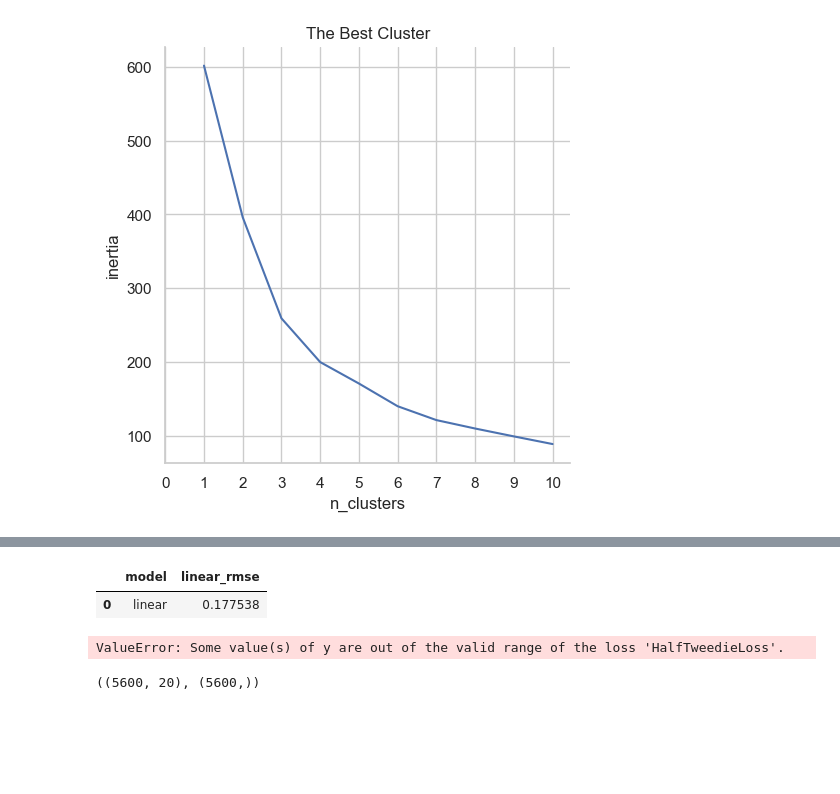
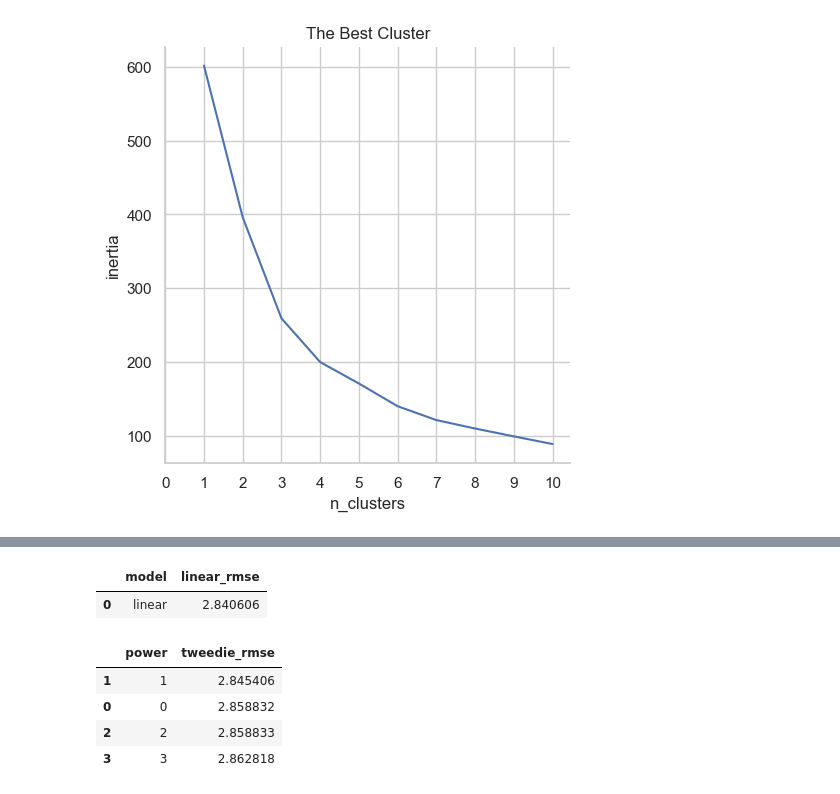
Before and after one commit to EstebanHernandez0/Dungeons_and_dragons_predictor, a Jupyter notebook: workbook.ipynb, the cells around one changed output, grey strips where cells are left out. Cells and saved outputs as stored; diff of their text form; code cells hidden in the pictures; blank space fills up the shorter version.

```diff
--- a/workbook.ipynb
+++ b/workbook.ipynb
@@ -522,0 +496,2 @@ train_scaled
+# %%
+train, val, test= the_split(df)
@@ -532,25 +537,24 @@ train_scaled.head()
 # %%
-def splitting_subsets(train, train_scaled, val_scaled, test_scaled, target):
+def splitting_subsets(train_scaled, val_scaled, test_scaled, target):
     '''
     This function splits our train, validate, and test scaled datasets into X/y train,
     validate, and test subsets
     '''
 
 
-    X_train = train_scaled.drop(columns = [target])
-    X_train = pd.get_dummies(X_train, columns = ['scaled_clusters'])
-    y_train = train_scaled[target]
+    X_train_scaled= train_scaled.drop(columns= [target])
+    X_train_scaled= pd.get_dummies(X_train_scaled, columns= ['scaled_clusters'])
+    y_train_unscaled= train_scaled[target]
 
 
-    X_val = val_scaled.drop(columns = [target])
-    X_val = pd.get_dummies(X_val, columns = ['scaled_clusters'])
-    y_val = val_scaled[target]
+    X_val_scaled= val_scaled.drop(columns= [target])
+    X_val_scaled= pd.get_dummies(X_val_scaled, columns= ['scaled_clusters'])
+    y_val_unscaled= val_scaled[target]
 
 
-    X_test = test_scaled.drop(columns = [target])
-    X_test = pd.get_dummies(X_test, columns = ['scaled_clusters'])
-    y_test = test_scaled[target]
+    X_test_scaled= train_scaled.drop(columns= [target])
+    X_test_scaled= pd.get_dummies(X_test_scaled, columns= ['scaled_clusters'])
+    y_test_unscaled= train_scaled[target]
 
-    return X_train, y_train, X_val, y_val, X_test, y_test
-X_train, y_train, X_val, y_val, X_test, y_test= splitting_subsets(train, train_scaled, val_scaled, test_scaled, target= 'wisdom')
-X_train
+
+    return X_train_scaled, y_train_unscaled, X_val_scaled, y_val_unscaled, X_test_scaled, y_test_unscaled
@@ -571 +561,3 @@ X_train
+# %%
+X_train_scaled, y_train_unscaled, X_val_scaled, y_val_unscaled, X_test_scaled, y_test_unscaled= splitting_subsets(train_scaled, val_scaled, test_scaled, target= 'wisdom')
 # %%
@@ -648,36 +625,36 @@ lasso_lars(X_train, y_train)
 # %%
-def linear_model(X_train, y_train):
+def linear_model(X_train_scaled, y_train_unscaled):
 
-    lm = LinearRegression()
+    lm= LinearRegression()
 
-    lm.fit(X_train, y_train)
+    lm.fit(X_train_scaled, y_train_unscaled)
 
-    lm_preds = lm.predict(X_train)
+    lm_preds= lm.predict(X_train_scaled)
 
-    preds_df = pd.DataFrame({'actual': y_train,'lm_preds': lm_preds})
+    preds_df= pd.DataFrame({'actual': y_train_unscaled,'lm_preds': lm_preds})
 
-    lm_rmse = sqrt(mean_squared_error(preds_df['lm_preds'], preds_df['actual']))
+    lm_rmse= sqrt(mean_squared_error(preds_df['lm_preds'], preds_df['actual']))
 
-    df = pd.DataFrame({'model': 'linear', 'linear_rmse': lm_rmse},index=['0'])
+    df= pd.DataFrame({'model': 'linear', 'linear_rmse': lm_rmse},index=['0'])
 
     return df
-linear_model(X_train, y_train)
+linear_model(X_train_scaled, y_train_unscaled)
 # %% [output]
 |  | model | linear_rmse |
-| 0 | linear | 0.177538 |
+| 0 | linear | 2.840606 |
 # %%
-def tweedie_models(X_train, y_train):
+def tweedie_models(X_train_scaled, y_train_unscaled):
     metrics = []
 
     for i in range(0, 4, 1):
 
         tweedie = TweedieRegressor(power = i)
 
-        tweedie.fit(X_train, y_train)
+        tweedie.fit(X_train_scaled, y_train_unscaled)
 
-        tweedie_preds = tweedie.predict(X_train)
+        tweedie_preds = tweedie.predict(X_train_scaled)
 
-        preds_df = pd.DataFrame({'actual': y_train})
+        preds_df = pd.DataFrame({'actual': y_train_unscaled})
 
         preds_df['tweedie_preds'] = tweedie_preds
 
@@ -692,10 +669,10 @@ def tweedie_models(X_train, y_train):
 
     df = pd.DataFrame(metrics)
     return df.sort_values('tweedie_rmse')
-tweedie_models(X_train, y_train)
+tweedie_models(X_train_scaled, y_train_unscaled)
 # %% [output]
-ValueError: Some value(s) of y are out of the valid range of the loss 'HalfTweedieLoss'.
+|  | power | tweedie_rmse |
+| 1 | 1 | 2.845406 |
+| 0 | 0 | 2.858832 |
+| 2 | 2 | 2.858833 |
+| 3 | 3 | 2.862818 |
-# %%
-X_train.shape, y_train.shape
-# %% [output]
-((5600, 20), (5600,))
```
Also changed, not shown: parts of 32 cells of this notebook.
